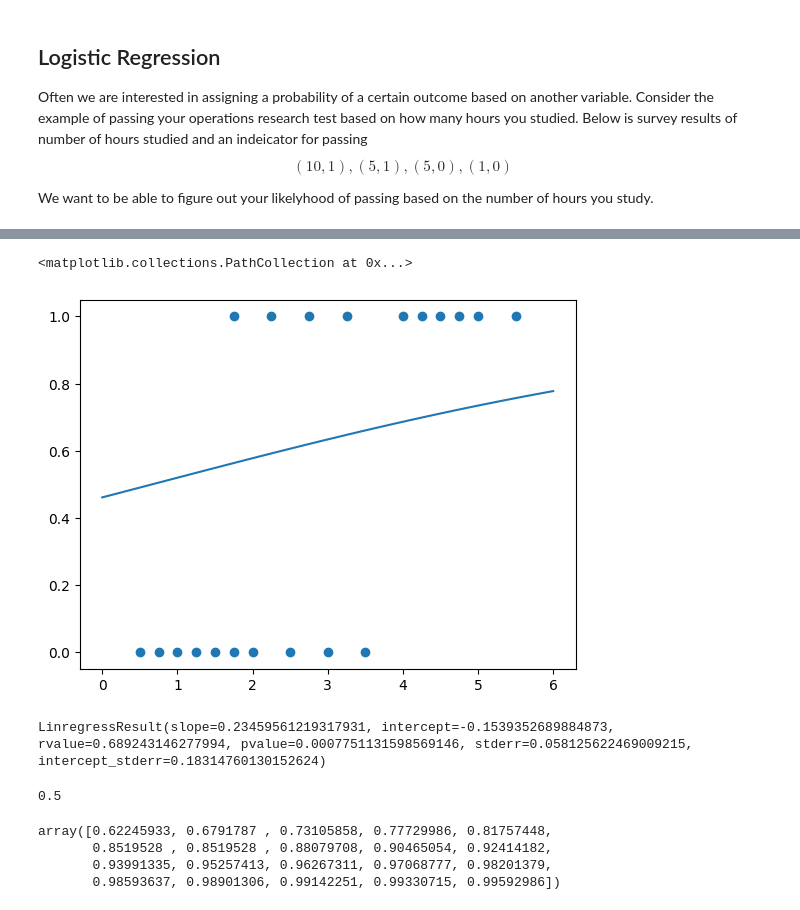
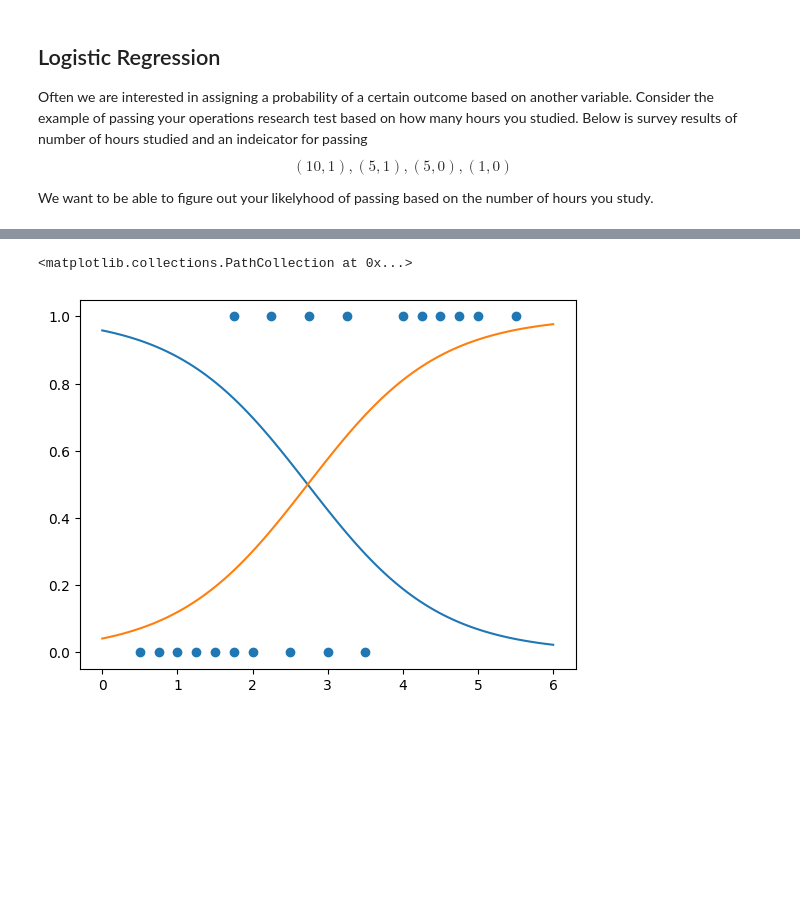
Before and after one commit to nurfnick/Operations_Research, a Jupyter notebook: ChapterRegression.ipynb, the cells around one changed output, grey strips where cells are left out. Drawn from its saved outputs; the diff is of its cells as text; code cells hidden in the pictures; blank space fills up the shorter version.

```diff
--- a/ChapterRegression.ipynb
+++ b/ChapterRegression.ipynb
@@ -259,36 +274,17 @@ LinregressResult(slope=0.11042944785276074, intercept=-0.07975460122699385, rval
 x = [ 	0.50, 	0.75, 	1.00, 	1.25, 	1.50, 	1.75, 	1.75, 	2.00, 	2.25, 	2.50, 	2.75, 	3.00, 	3.25, 	3.50, 	4.00, 	4.25, 	4.50, 	4.75, 	5.00, 	5.50]
 y = [	0 ,	0 ,	0 ,	0 ,	0 ,	0 ,	1 ,	0 ,	1 ,	0 ,	1 ,	0 ,	1 ,	0 ,	1 ,	1 ,	1 ,	1, 	1, 	1 ]
 # %%
+x = np.array(x).reshape(20,1)
 
-
-
-linreg = stats.linregress(x,y)
-
-def probability(x):
-  return 1/(1+np.exp(-linreg.slope*x-linreg.intercept))
+logreg = LogisticRegression()
+logreg.fit(x, y)
 
 xs = np.linspace(0,6,100)
-ys = probability(xs)
+xs = xs.reshape(100,1)
+ys = logreg.predict_proba(xs)
 
 plt.plot(xs,ys)
 plt.scatter(x,y)
 # %% [output]
 <matplotlib.collections.PathCollection at 0x...>
-[figure, old version]
+[figure, new version]
-# %%
-linreg
-# %% [output]
-LinregressResult(slope=0.23459561219317931, intercept=-0.1539352689884873, rvalue=0.689243146277994, pvalue=0.0007751131598569146, stderr=0.058125622469009215, intercept_stderr=0.18314760130152624)
-# %%
-trans = lambda x: 1/(1+np.exp(-x))
-
-trans(0)
-# %% [output]
-0.5
-# %%
-trans(np.array(x))
-# %% [output]
-array([0.62245933, 0.6791787 , 0.73105858, 0.77729986, 0.81757448,
-       0.8519528 , 0.8519528 , 0.88079708, 0.90465054, 0.92414182,
-       0.93991335, 0.95257413, 0.96267311, 0.97068777, 0.98201379,
-       0.98593637, 0.98901306, 0.99142251, 0.99330715, 0.99592986])
```
Also changed, not shown: parts of 13 cells of this notebook.
